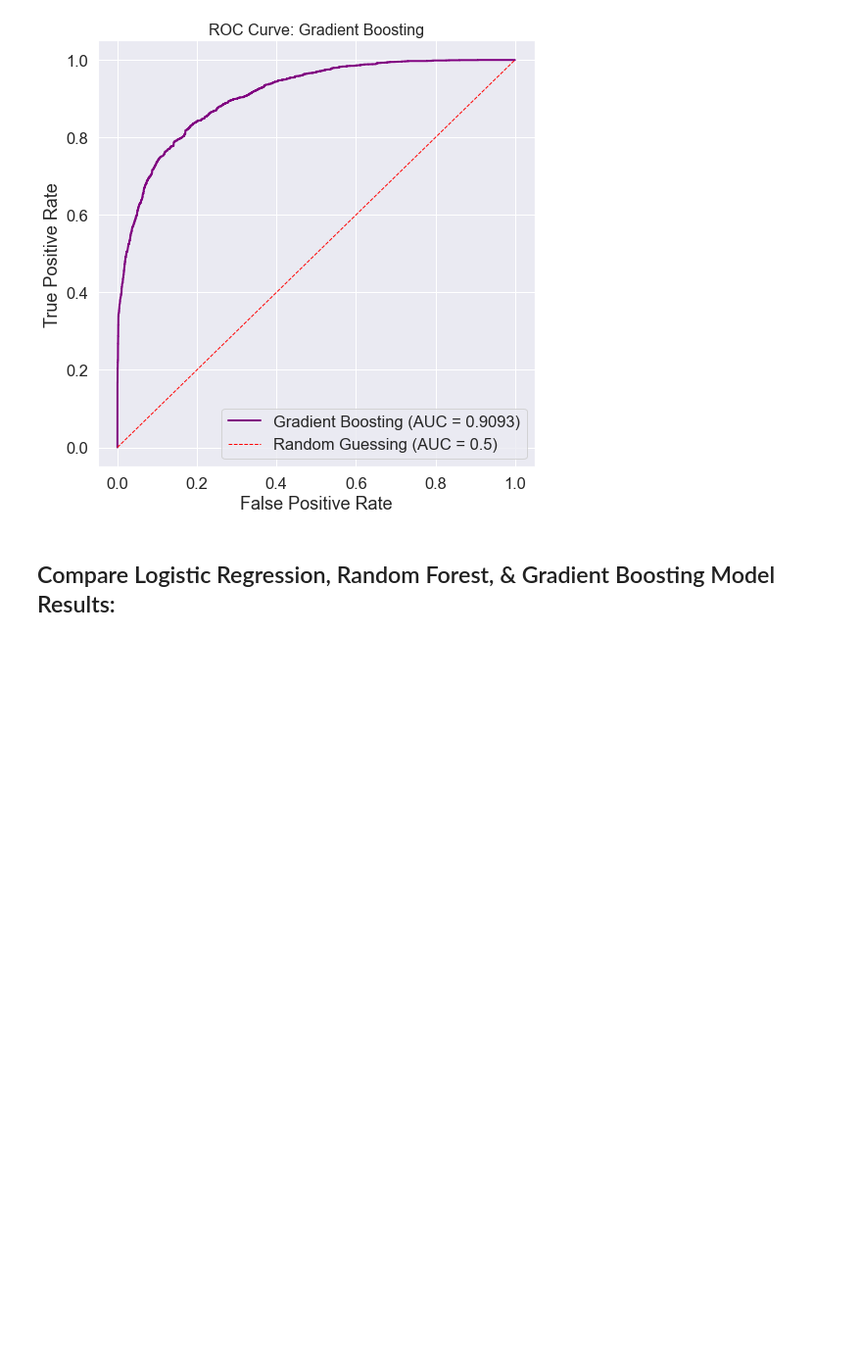
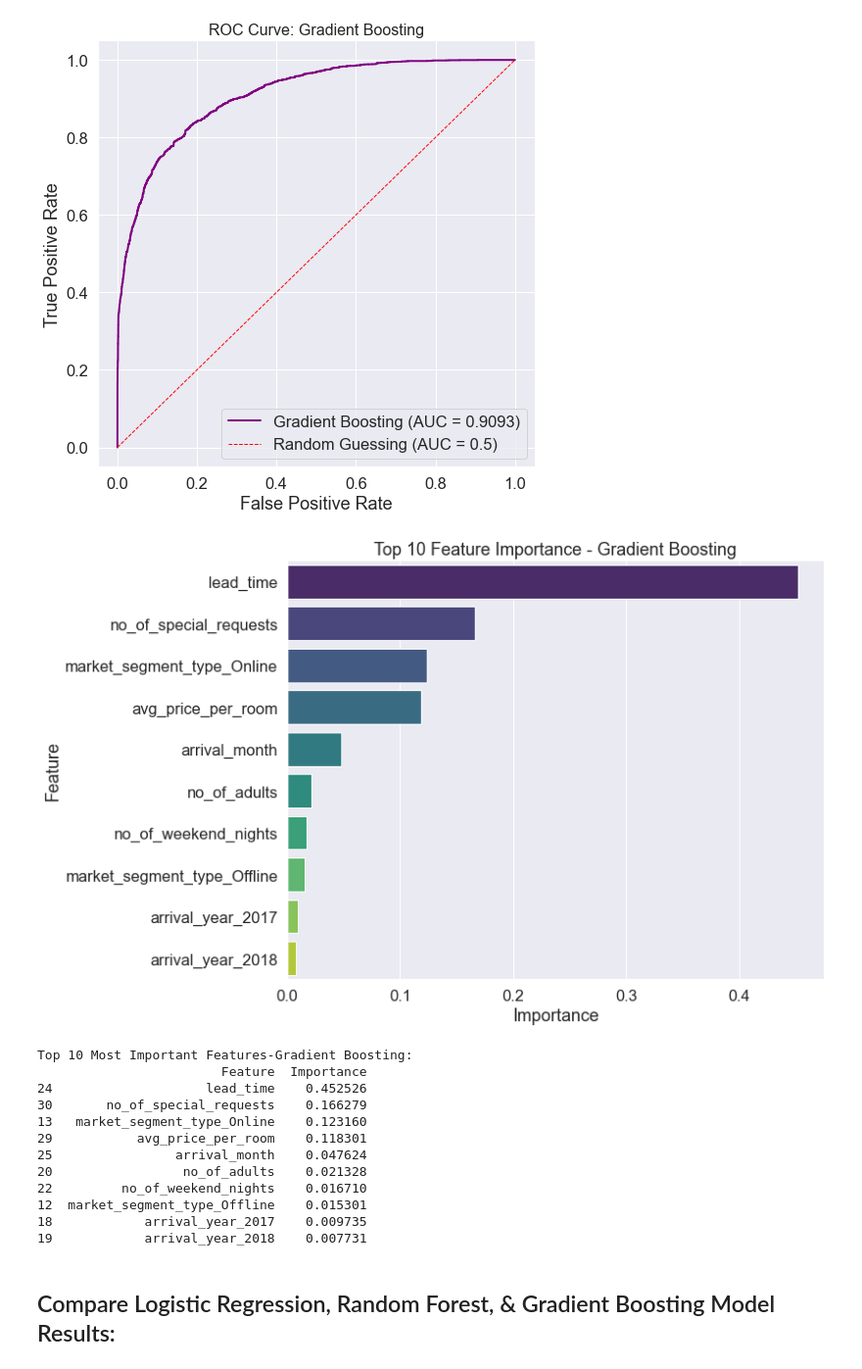
Before and after one commit to morgannash1/hotel_reservations, a Jupyter notebook: notebook.ipynb, the cells around one changed output. Shown at 98% size. Drawn from its saved outputs; the diff is of its cells as text; code cells hidden in the pictures; blank space fills up the shorter version.

```diff
--- a/notebook.ipynb
+++ b/notebook.ipynb
@@ -910,6 +911,60 @@ plt.show();
 # %% [output]
 [figure]
 # %%
-#Feature Importance using Gradient Boosting:
+#Top Feature Importance, Gradient Boosting:
+
+#save trained Random Forest model from the pipeline to rf_model_fitted
+gb_model_fitted = pipeline_gb['classifier']
+
+#save feature importance scores to importances
+importances_gb = gb_model_fitted.feature_importances_
+
+#get the one hot encoded feature names from the ColumnTransformer:
+ohe_feature_names_gb = pipeline_gb['preprocessor'].named_transformers_['cat'].get_feature_names(cat_features)
+
+#get the numerical feature names from the ColumnTransformer:
+numerical_features_gb = list(X_train.drop(columns=cat_features).columns)
+
+#combine the feature names
+feature_names_gb = np.concatenate([ohe_feature_names_gb, numerical_features_gb])
+
+#create a DataFrame
+gb_feature_importance_df = pd.DataFrame({
+    'Feature': feature_names_gb,
+    'Importance': importances_gb})
+
+#sort by importance in descending order
+gb_feature_importance_df = gb_feature_importance_df.sort_values(by='Importance', ascending=False)
+
+#plot the top features
+top_n = 10
+plt.figure(figsize=(10, 8))
+sns.barplot(
+    x='Importance',
+    y='Feature',
+    data=gb_feature_importance_df.head(top_n),
+    palette='viridis'
+)
+plt.title(f'Top 10 Feature Importance - Gradient Boosting')
+plt.savefig('images/top_features_gboost.jpg')
+
+plt.show();
+
+print("\nTop 10 Most Important Features-Gradient Boosting:")
+print(gb_feature_importance_df.head(10))
+# %% [output]
+[figure, added]
+Top 10 Most Important Features-Gradient Boosting:
+                        Feature  Importance
+24                    lead_time    0.452526
+30       no_of_special_requests    0.166279
+13   market_segment_type_Online    0.123160
+29           avg_price_per_room    0.118301
+25                arrival_month    0.047624
+20                 no_of_adults    0.021328
+22         no_of_weekend_nights    0.016710
+12  market_segment_type_Offline    0.015301
+18            arrival_year_2017    0.009735
+19            arrival_year_2018    0.007731
 # %% [markdown]
 ## Compare Logistic Regression, Random Forest, & Gradient Boosting Model Results:
```
Also changed, not shown: parts of 16 cells of this notebook, 2 other files.
